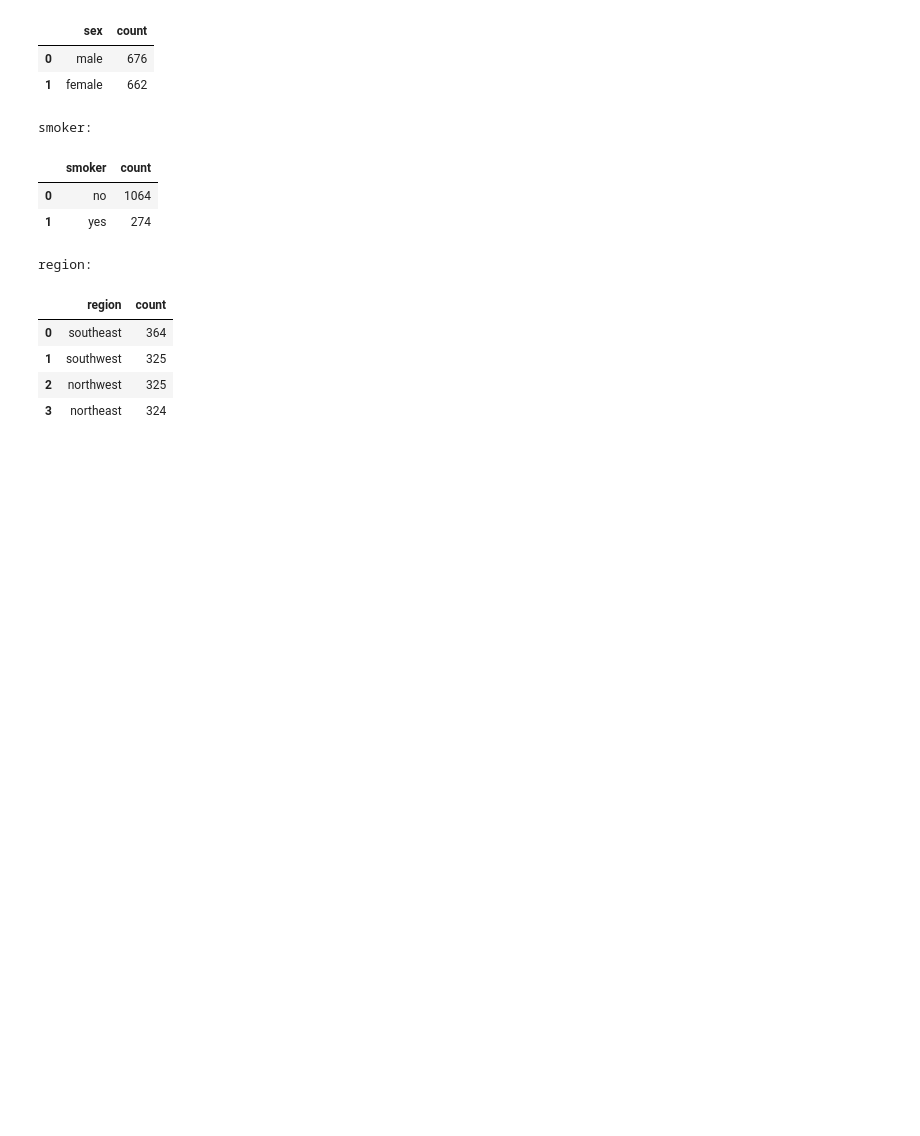
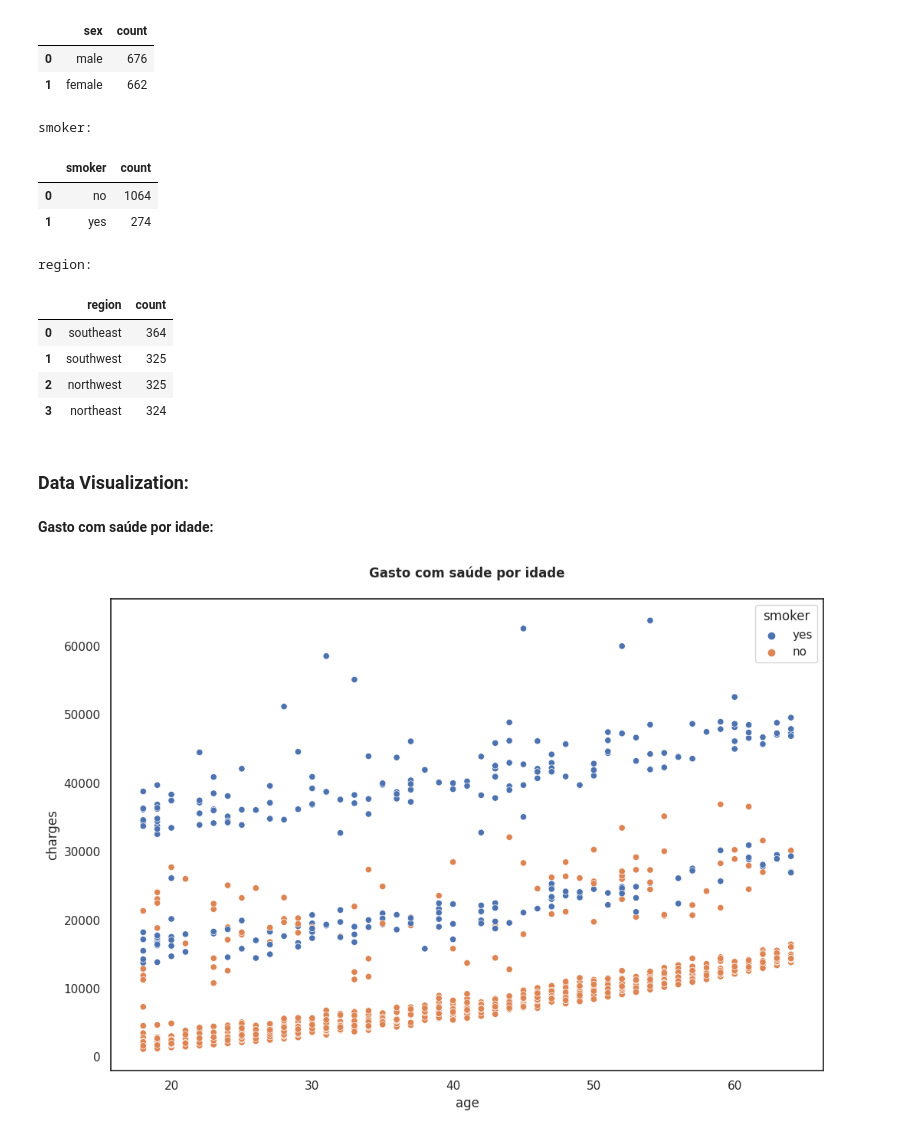
Before and after one commit to SamuelBarbosaDev/Health_Insurance, a Jupyter notebook: core/notebooks/exploratory_analysis.ipynb, the cells around one changed output. Drawn from its saved outputs; the diff is of its cells as text; code cells hidden in the pictures; blank space fills up the shorter version.

Commit message:
feat: Concluindo a etapa de Data Visualization
- Plotamos um gráfico de scatterplot.
- Plotamos um gráfico de boxplot.
- Plotamos um gráfico de heatmap.

```diff
--- a/core/notebooks/exploratory_analysis.ipynb
+++ b/core/notebooks/exploratory_analysis.ipynb
@@ -22,7 +23,7 @@ display(df.head())
 # %% [markdown]
 ## Código:
 # %%
-class HealthInsurance(DataUnderstanding):
+class HealthInsurance(DataVisualization):
     pass
 
 if __name__ == '__main__':
@@ -141,3 +142,17 @@ region:
 | 1 | southwest | 325 |
 | 2 | northwest | 325 |
 | 3 | northeast | 324 |
+# %% [markdown]
+### Data Visualization:
+# %% [markdown]
+**Gasto com saúde por idade:**
+# %%
+health_insurance.gráfico_scatterplot(
+    dataframe=df,
+    x='age',
+    y='charges',
+    hue='smoker',
+    titulo='Gasto com saúde por idade'
+)
+# %% [output]
+[figure, added]
```
Also changed, not shown: parts of 11 cells of this notebook.
